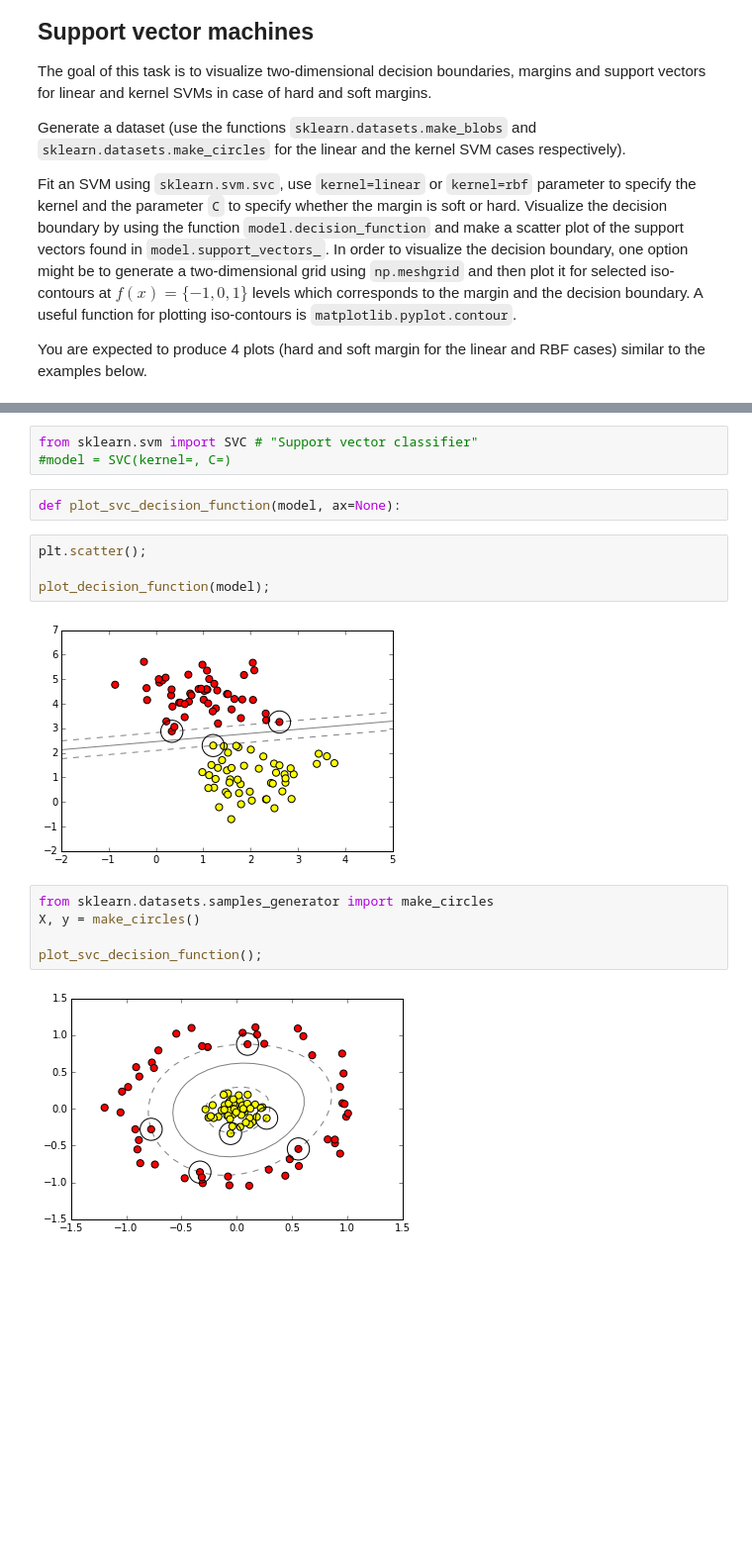
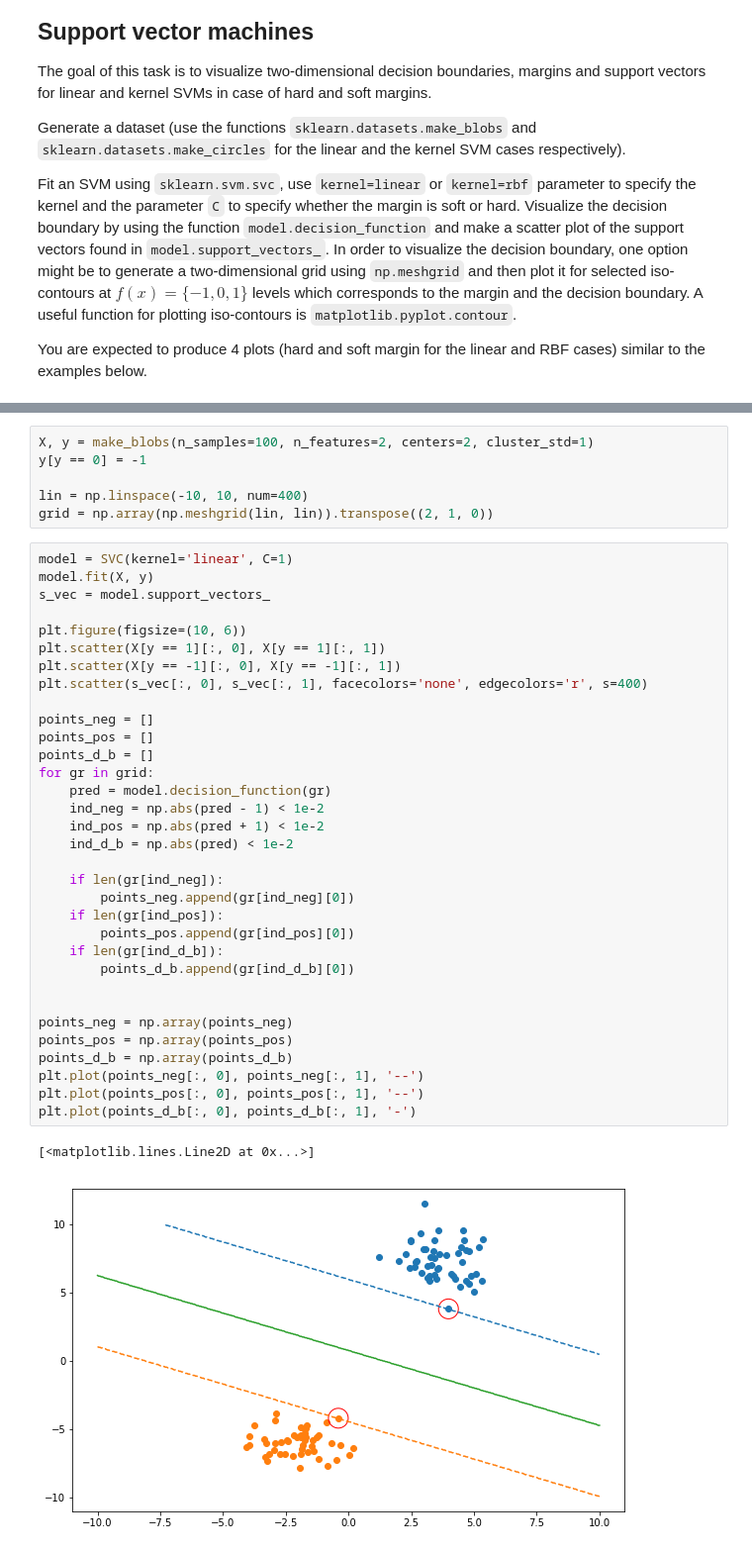
Before and after one commit to Hazarapet/aca_ml_nn, a Jupyter notebook: pa_5_part_2_support_vector_machines.ipynb, the cells around one changed output, grey strips where cells are left out. Shown at 99% size. Cells and saved outputs as stored; diff of their text form; blank space fills up the shorter version.

```diff
--- a/pa_5_part_2_support_vector_machines.ipynb
+++ b/pa_5_part_2_support_vector_machines.ipynb
@@ -19,18 +19,42 @@ from sklearn.datasets.samples_generator import make_blobs
-# %%
-from sklearn.svm import SVC # "Support vector classifier"
-#model = SVC(kernel=, C=)
-# %%
-def plot_svc_decision_function(model, ax=None):
-# %%
-plt.scatter();
-
-plot_decision_function(model);
-# %% [output]
-[figure, removed]
-# %%
-from sklearn.datasets.samples_generator import make_circles
-X, y = make_circles()
-
-plot_svc_decision_function();
-# %% [output]
-[figure, removed]
+# %%
+X, y = make_blobs(n_samples=100, n_features=2, centers=2, cluster_std=1)
+y[y == 0] = -1
+
+lin = np.linspace(-10, 10, num=400)
+grid = np.array(np.meshgrid(lin, lin)).transpose((2, 1, 0))
+# %%
+model = SVC(kernel='linear', C=1)
+model.fit(X, y)
+s_vec = model.support_vectors_
+
+plt.figure(figsize=(10, 6))
+plt.scatter(X[y == 1][:, 0], X[y == 1][:, 1])
+plt.scatter(X[y == -1][:, 0], X[y == -1][:, 1])
+plt.scatter(s_vec[:, 0], s_vec[:, 1], facecolors='none', edgecolors='r', s=400)
+
+points_neg = []
+points_pos = []
+points_d_b = []
+for gr in grid:
+    pred = model.decision_function(gr)
+    ind_neg = np.abs(pred - 1) < 1e-2
+    ind_pos = np.abs(pred + 1) < 1e-2
+    ind_d_b = np.abs(pred) < 1e-2
+
+    if len(gr[ind_neg]):
+        points_neg.append(gr[ind_neg][0])
+    if len(gr[ind_pos]):
+        points_pos.append(gr[ind_pos][0])
+    if len(gr[ind_d_b]):
+        points_d_b.append(gr[ind_d_b][0])
+
+
+points_neg = np.array(points_neg)
+points_pos = np.array(points_pos)
+points_d_b = np.array(points_d_b)
+plt.plot(points_neg[:, 0], points_neg[:, 1], '--')
+plt.plot(points_pos[:, 0], points_pos[:, 1], '--')
+plt.plot(points_d_b[:, 0], points_d_b[:, 1], '-')
+# %% [output]
+[<matplotlib.lines.Line2D at 0x...>]
+[figure, added]
```
Also changed, not shown: parts of 4 cells of this notebook.
